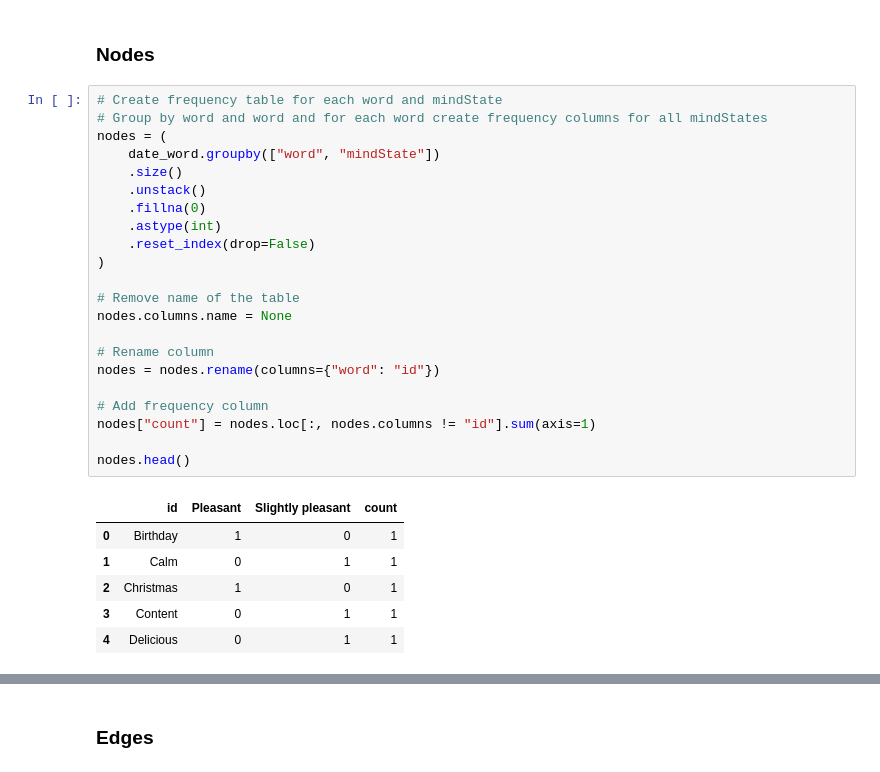
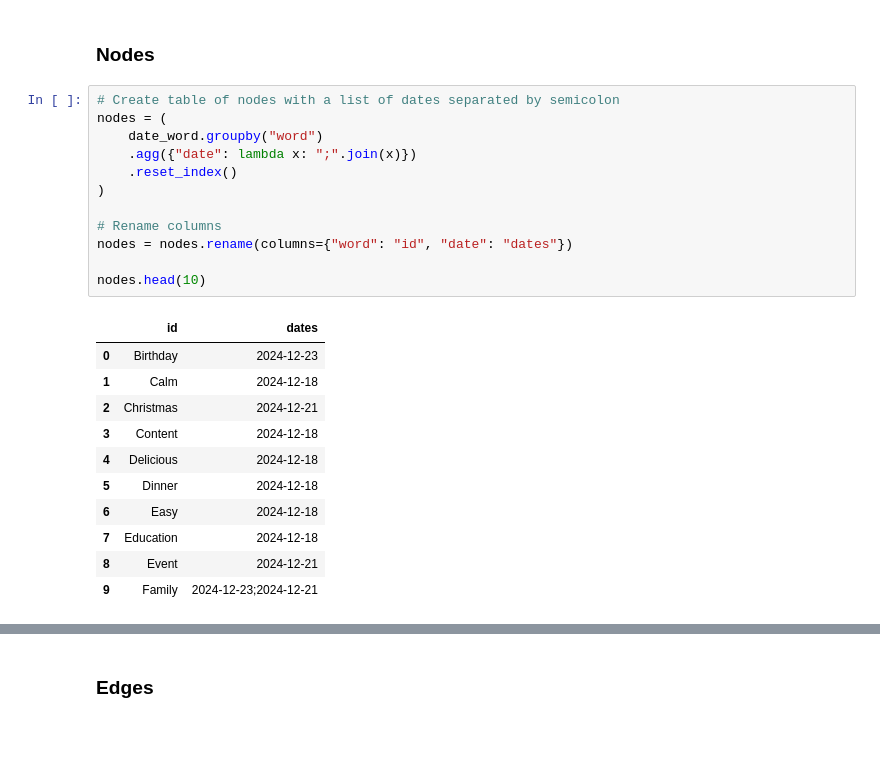
Before and after one commit to MrJoeKr/FeelViz, a Jupyter notebook: data_prep.ipynb, the cells around one changed output, grey strips where cells are left out. Saved outputs shown, nothing was run; the diff lists cells and outputs as text; blank space fills up the shorter version.

Commit message:
feat: node with dates list

```diff
--- a/data_prep.ipynb
+++ b/data_prep.ipynb
@@ -215,32 +233,27 @@ time_slept.head()
 ## Network Table
 # %% [markdown]
 ### Nodes
-# %%
-# Create frequency table for each word and mindState
-# Group by word and word and for each word create frequency columns for all mindStates
-nodes = (
-    date_word.groupby(["word", "mindState"])
-    .size()
-    .unstack()
-    .fillna(0)
-    .astype(int)
-    .reset_index(drop=False)
-)
-
-# Remove name of the table
-nodes.columns.name = None
-
-# Rename column
-nodes = nodes.rename(columns={"word": "id"})
-
-# Add frequency column
-nodes["count"] = nodes.loc[:, nodes.columns != "id"].sum(axis=1)
-
-nodes.head()
-# %% [output]
-|  | id | Pleasant | Slightly pleasant | count |
-| 0 | Birthday | 1 | 0 | 1 |
-| 1 | Calm | 0 | 1 | 1 |
-| 2 | Christmas | 1 | 0 | 1 |
-| 3 | Content | 0 | 1 | 1 |
-| 4 | Delicious | 0 | 1 | 1 |
+# %%
+# Create table of nodes with a list of dates separated by semicolon
+nodes = (
+    date_word.groupby("word")
+    .agg({"date": lambda x: ";".join(x)})
+    .reset_index()
+)
+
+# Rename columns
+nodes = nodes.rename(columns={"word": "id", "date": "dates"})
+
+nodes.head(10)
+# %% [output]
+|  | id | dates |
+| 0 | Birthday | 2024-12-23 |
+| 1 | Calm | 2024-12-18 |
+| 2 | Christmas | 2024-12-21 |
+| 3 | Content | 2024-12-18 |
+| 4 | Delicious | 2024-12-18 |
+| 5 | Dinner | 2024-12-18 |
+| 6 | Easy | 2024-12-18 |
+| 7 | Education | 2024-12-18 |
+| 8 | Event | 2024-12-21 |
+| 9 | Family | 2024-12-23;2024-12-21 |
```
Also changed, not shown: parts of 5 cells of this notebook.
